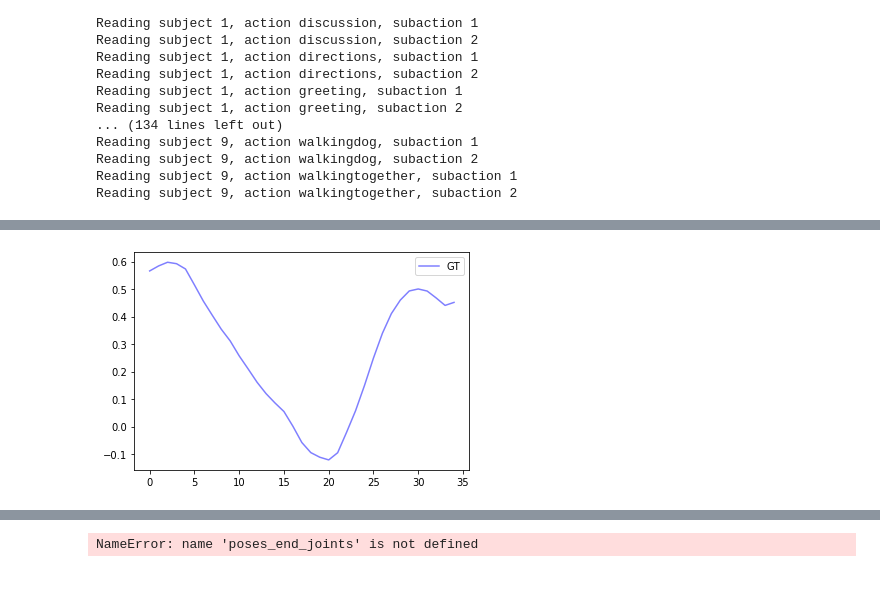
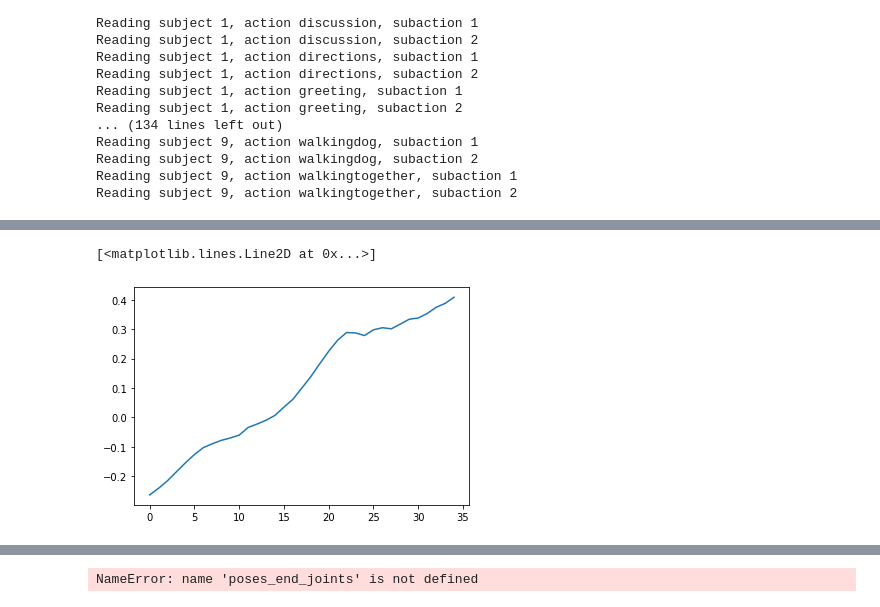
Before and after one commit to tileb1/LearnTrajDep, a Jupyter notebook: Untitled.ipynb, the cells around one changed output, grey strips where cells are left out. Drawn from its saved outputs; the diff is of its cells as text; code cells hidden in the pictures.

```diff
--- a/Untitled.ipynb
+++ b/Untitled.ipynb
@@ -62,6 +62,5 @@ plt.show()
 # %%
-plt.plot(some_seq[0, joint_index, :], c='blue', label='GT', alpha=0.5)
-plt.legend()
-plt.show()
+plt.plot(some_seq[0, 0, :])
 # %% [output]
+[<matplotlib.lines.Line2D at 0x...>]
-[figure, old version]
+[figure, new version]
```
Also changed, not shown: parts of 9 cells of this notebook, 2 other files.
